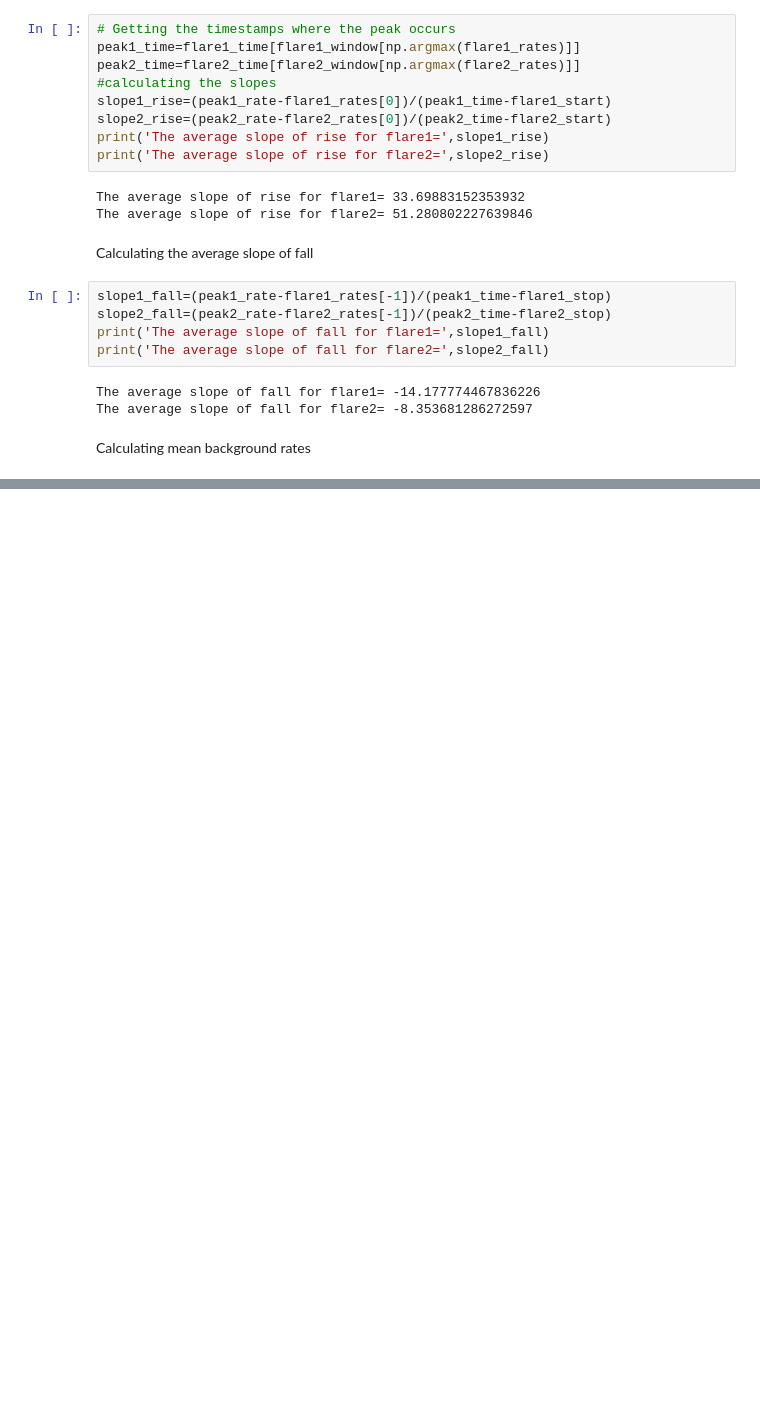
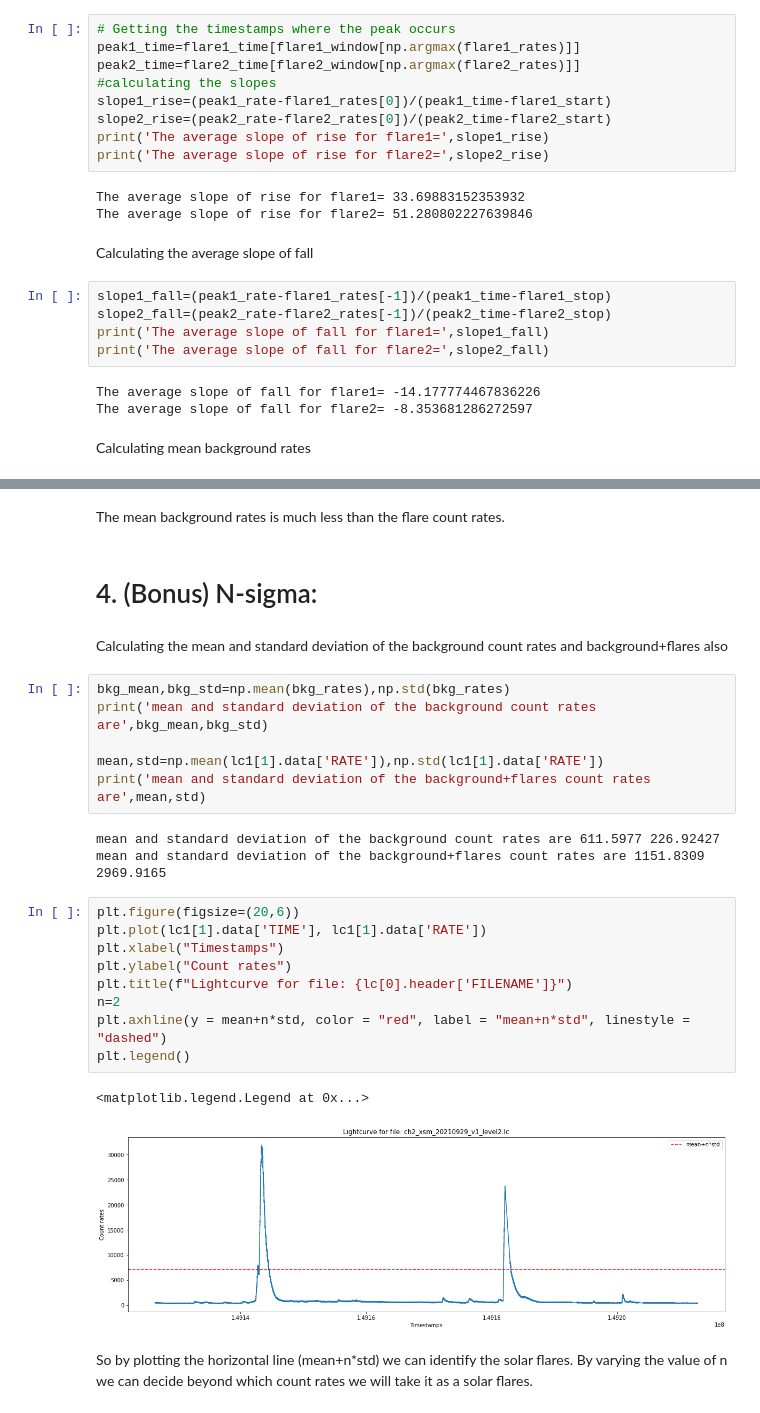
Before and after one commit to debabrata134/astronomy-bootcamp, a Jupyter notebook: Lightcurves.ipynb, the cells around one changed output, grey strips where cells are left out. Saved outputs shown, nothing was run; the diff lists cells and outputs as text; blank space fills up the shorter version.

```diff
--- a/Lightcurves.ipynb
+++ b/Lightcurves.ipynb
@@ -232,0 +236,29 @@ The mean background rates is much less than the flare count rates.
+# %% [markdown]
+The mean background rates is much less than the flare count rates.
+# %% [markdown]
+# 4. (Bonus) N-sigma:
+# %% [markdown]
+Calculating the mean and standard deviation of the background count rates and background+flares also
+# %%
+bkg_mean,bkg_std=np.mean(bkg_rates),np.std(bkg_rates)
+print('mean and standard deviation of the background count rates are',bkg_mean,bkg_std)
+
+mean,std=np.mean(lc1[1].data['RATE']),np.std(lc1[1].data['RATE'])
+print('mean and standard deviation of the background+flares count rates are',mean,std)
+# %% [output]
+mean and standard deviation of the background count rates are 611.5977 226.92427
+mean and standard deviation of the background+flares count rates are 1151.8309 2969.9165
+# %%
+plt.figure(figsize=(20,6))
+plt.plot(lc1[1].data['TIME'], lc1[1].data['RATE'])
+plt.xlabel("Timestamps")
+plt.ylabel("Count rates")
+plt.title(f"Lightcurve for file: {lc[0].header['FILENAME']}")
+n=2
+plt.axhline(y = mean+n*std, color = "red", label = "mean+n*std", linestyle = "dashed")
+plt.legend()
+# %% [output]
+<matplotlib.legend.Legend at 0x...>
+[figure, added]
+# %% [markdown]
+So by plotting the horizontal line (mean+n*std) we can identify the solar flares. By varying the value of n we can decide beyond which count rates we will take it as a solar flares.
```
Also changed, not shown: parts of 3 cells of this notebook.
